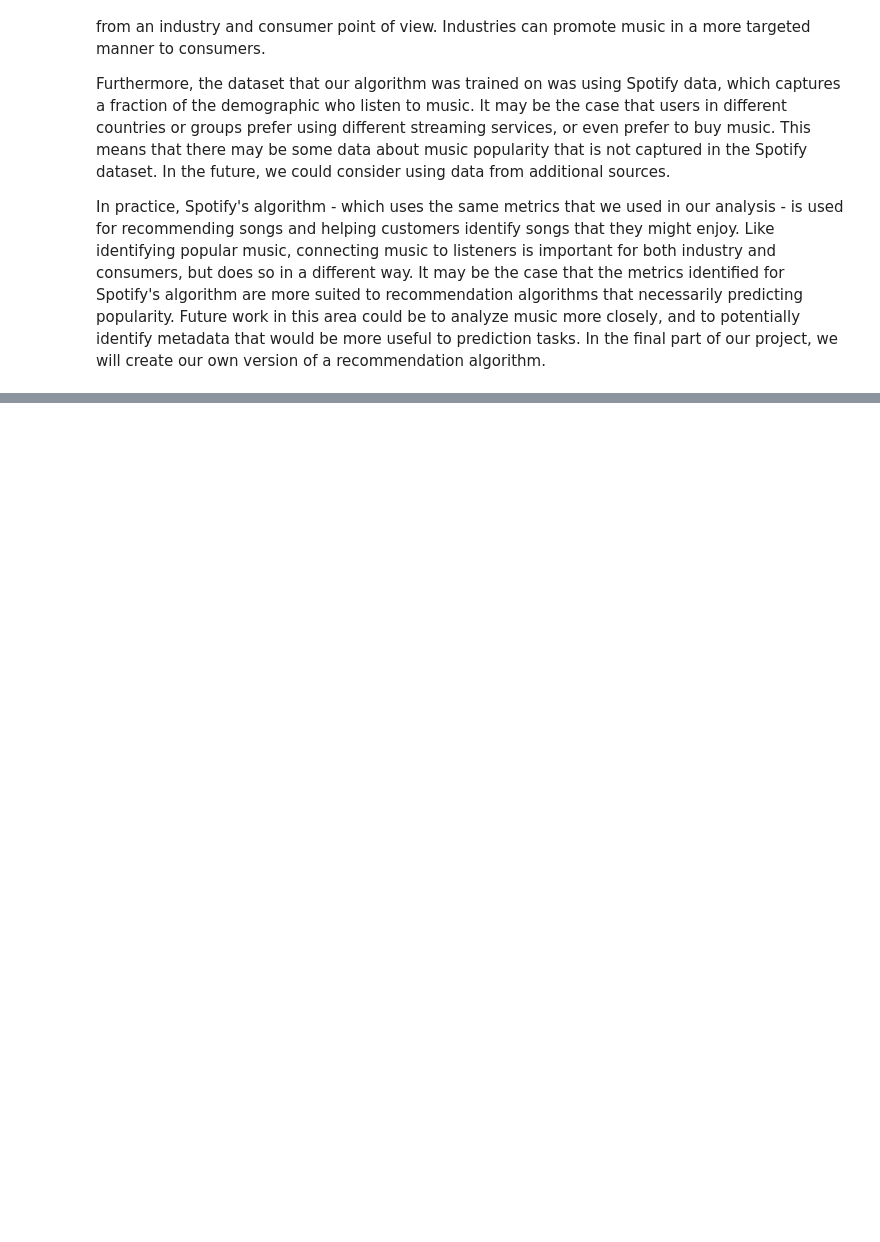
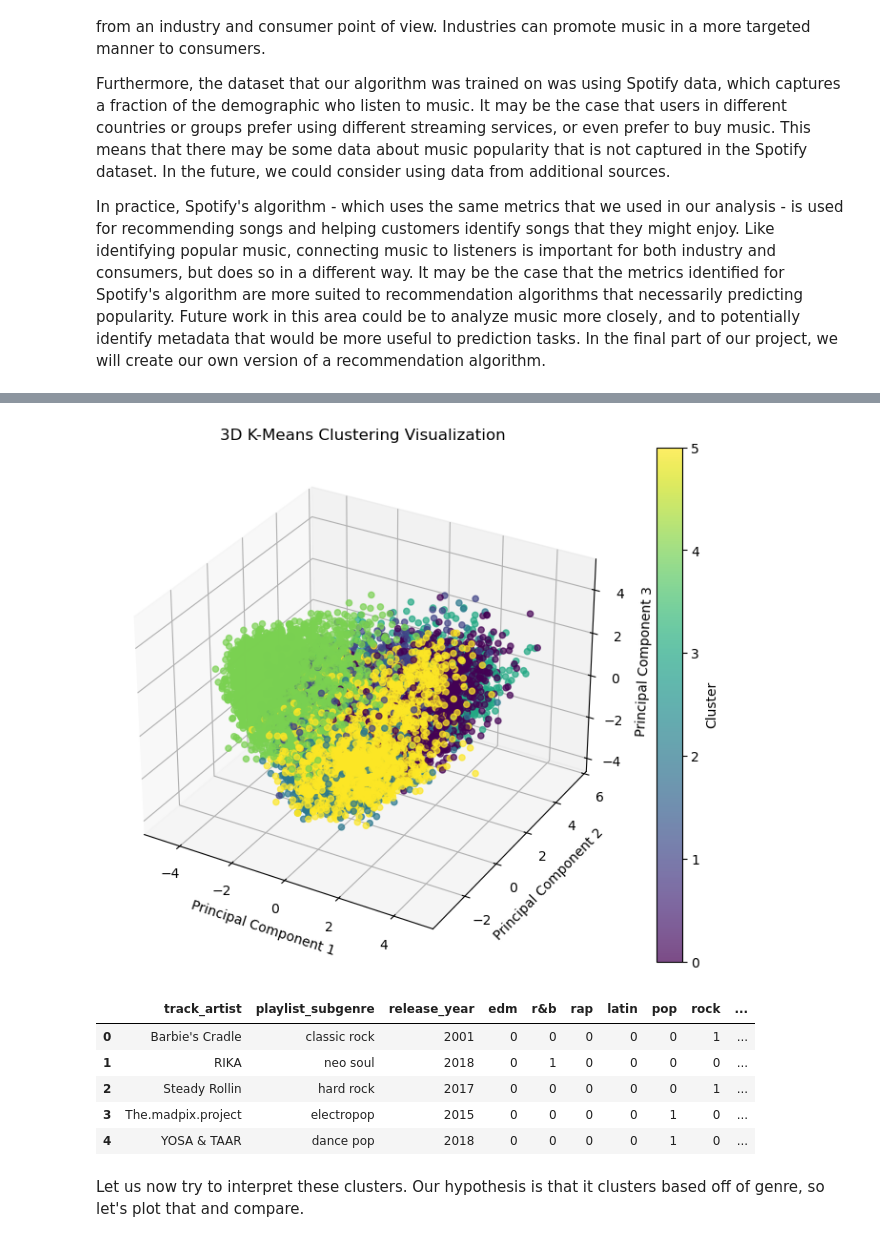
Before and after one commit to EliotAtlani/hit-predict, a Jupyter notebook: notebooks/baseline_pipeline.ipynb, the cells around one changed output, grey strips where cells are left out. Drawn from its saved outputs; the diff is of its cells as text; code cells hidden in the pictures; blank space fills up the shorter version.

```diff
--- a/notebooks/baseline_pipeline.ipynb
+++ b/notebooks/baseline_pipeline.ipynb
@@ -1160,0 +1356,39 @@ In practice, Spotify's algorithm - which uses the same metrics that we used in o
+# %%
+from mpl_toolkits.mplot3d import Axes3D
+import matplotlib.pyplot as plt
+from sklearn.decomposition import PCA
+from sklearn.cluster import KMeans
+
+optimal_k = 6
+
+kmeans = KMeans(n_clusters=optimal_k, random_state=42)
+data_cluster = data.copy()
+data_cluster['Cluster'] = kmeans.fit_predict(normalized_features)
+
+pca = PCA(n_components=3)
+reduced_features = pca.fit_transform(normalized_features)
+
+# 3d plot
+fig = plt.figure(figsize=(10, 7))
+ax = fig.add_subplot(111, projection='3d')
+
+scatter = ax.scatter(reduced_features[:, 0], reduced_features[:, 1], reduced_features[:, 2],
+                     c=data_cluster['Cluster'], cmap='viridis', alpha=0.7)
+
+ax.set_xlabel('Principal Component 1')
+ax.set_ylabel('Principal Component 2')
+ax.set_zlabel('Principal Component 3')
+ax.set_title('3D K-Means Clustering Visualization')
+
+color_bar = fig.colorbar(scatter, ax=ax, label='Cluster')
+plt.show()
+# %% [output]
+[figure, added]
+|  | track_artist | playlist_subgenre | release_year | edm | r&b | rap | latin | pop | rock | ... |
+| 0 | Barbie's Cradle | classic rock | 2001 | 0 | 0 | 0 | 0 | 0 | 1 | ... |
+| 1 | RIKA | neo soul | 2018 | 0 | 1 | 0 | 0 | 0 | 0 | ... |
+| 2 | Steady Rollin | hard rock | 2017 | 0 | 0 | 0 | 0 | 0 | 1 | ... |
+| 3 | The.madpix.project | electropop | 2015 | 0 | 0 | 0 | 0 | 1 | 0 | ... |
+| 4 | YOSA & TAAR | dance pop | 2018 | 0 | 0 | 0 | 0 | 1 | 0 | ... |
+# %% [markdown]
+Let us now try to interpret these clusters. Our hypothesis is that it clusters based off of genre, so let's plot that and compare.
```
Also changed, not shown: parts of 49 cells of this notebook.
